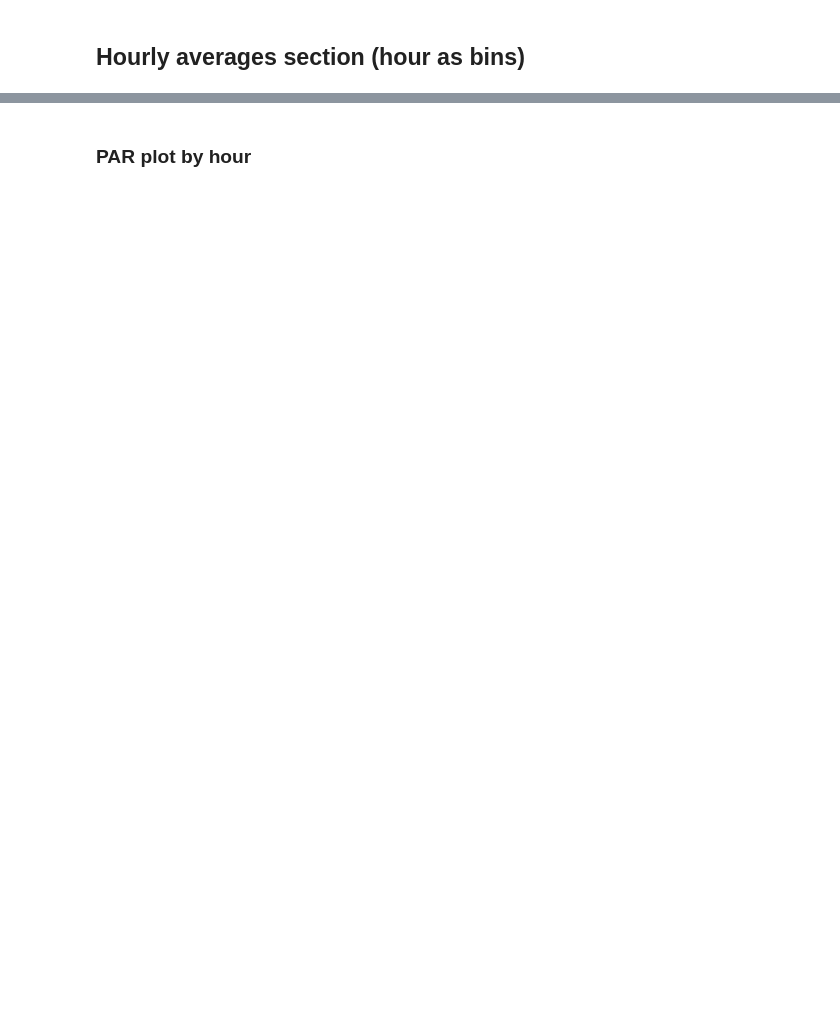
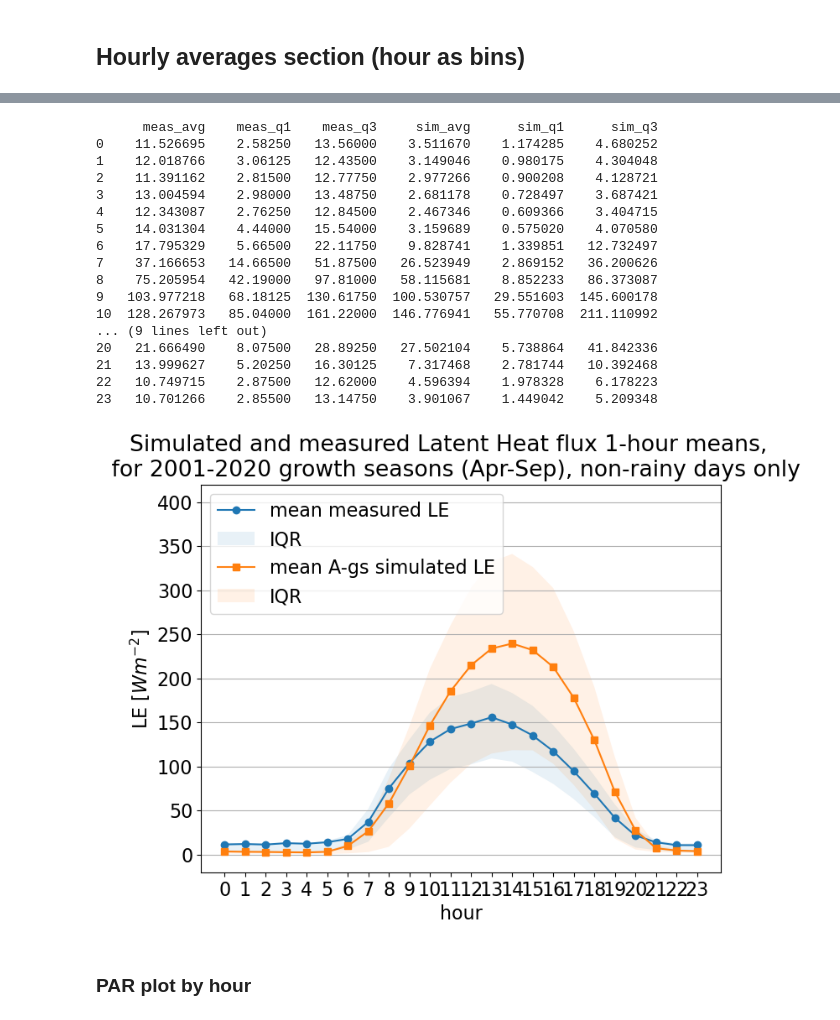
Before and after one commit to Fbatt/PythonScripts, a Jupyter notebook: FigurePlotting/Figure10_GPP_LE_validation.ipynb, the cells around one changed output, grey strips where cells are left out. Drawn from its saved outputs; the diff is of its cells as text; code cells hidden in the pictures; blank space fills up the shorter version.

```diff
--- a/FigurePlotting/Figure10_GPP_LE_validation.ipynb
+++ b/FigurePlotting/Figure10_GPP_LE_validation.ipynb
@@ -419,7 +531,7 @@ df_ET_1h=df_ET_1h.loc[rain_is_zero_1h['is_zero']==True]
 start='2001-04-01 00:00'
 end='2020-09-30 00:00'
 
-sim_data = df_ET_1h.loc[start:end,['ET_VPD']]
+sim_data = df_ET_10.loc[start:end,['ET_VPD']]
 sim_data = sim_data.loc[(sim_data.index.month>=4) & (sim_data.index.month<=9)]
 sim_data=sim_data.dropna() #eliminate NaN entries created by the .loc slice
 measured_data=df_Comb_filter.loc[start:end,'LE']#.resample('1H').mean()#.between_time("11:00", "18:00")
@@ -430,33 +542,54 @@ measured_data=measured_data.dropna()
 #df_tmp = pd.DataFrame()
 df_tmp=pd.DataFrame(sim_data)
 df_tmp=df_tmp.merge(measured_data, how='inner',left_index=True, right_index=True)
 
 hours_list=[num for num in range(0,24)]
 
 d={}
 d['meas_avg'] = [df_tmp.loc[df_tmp.index.hour==i,'LE'].mean() for i in hours_list]
 d['meas_q1'] = [df_tmp.loc[df_tmp.index.hour==i,'LE'].quantile(q=0.25) for i in hours_list]
 d['meas_q3'] = [df_tmp.loc[df_tmp.index.hour==i,'LE'].quantile(q=0.75) for i in hours_list]
 d['sim_avg'] = [df_tmp.loc[df_tmp.index.hour==i,'ET_VPD'].mean() for i in hours_list]
 d['sim_q1'] = [df_tmp.loc[df_tmp.index.hour==i,'ET_VPD'].quantile(q=0.25) for i in hours_list]
 d['sim_q3'] = [df_tmp.loc[df_tmp.index.hour==i,'ET_VPD'].quantile(q=0.75) for i in hours_list]
 
 df_avg=pd.DataFrame(d)
 
+print(df_avg)
+
 fig,ax = plt.subplots()
 p1=ax.plot(df_avg['meas_avg'],marker='o',label='mean measured LE')
 ax.fill_between(hours_list,df_avg['meas_q1'],df_avg['meas_q3'],alpha=0.1,label='IQR')
 p2=ax.plot(df_avg['sim_avg'],marker='s',label='mean A-gs simulated LE')
 ax.fill_between(hours_list,df_avg['sim_q1'],df_avg['sim_q3'],alpha=0.1,label='IQR')
 
 ax.set_ylim(-20,420)
 #ax.set_xlim(-5,40)
 plt.xticks(hours_list)
 ax.set_xlabel('hour')
 ax.set_ylabel(r'LE [$Wm^{-2}$]')
 fig.suptitle('Simulated and measured Latent Heat flux 1-hour means, \n for 2001-2020 growth seasons (Apr-Sep), non-rainy days only')
 ax.legend(loc='upper left')
 ax.grid(axis='y')
+# %% [output]
+      meas_avg    meas_q1    meas_q3     sim_avg      sim_q1      sim_q3
+0    11.526695    2.58250   13.56000    3.511670    1.174285    4.680252
+1    12.018766    3.06125   12.43500    3.149046    0.980175    4.304048
+2    11.391162    2.81500   12.77750    2.977266    0.900208    4.128721
+3    13.004594    2.98000   13.48750    2.681178    0.728497    3.687421
+4    12.343087    2.76250   12.84500    2.467346    0.609366    3.404715
+5    14.031304    4.44000   15.54000    3.159689    0.575020    4.070580
+6    17.795329    5.66500   22.11750    9.828741    1.339851   12.732497
+7    37.166653   14.66500   51.87500   26.523949    2.869152   36.200626
+8    75.205954   42.19000   97.81000   58.115681    8.852233   86.373087
+9   103.977218   68.18125  130.61750  100.530757   29.551603  145.600178
+10  128.267973   85.04000  161.22000  146.776941   55.770708  211.110992
+... (9 lines left out)
+20   21.666490    8.07500   28.89250   27.502104    5.738864   41.842336
+21   13.999627    5.20250   16.30125    7.317468    2.781744   10.392468
+22   10.749715    2.87500   12.62000    4.596394    1.978328    6.178223
+23   10.701266    2.85500   13.14750    3.901067    1.449042    5.209348
+[figure, added]
 # %% [markdown]
 ### PAR plot by hour
 # %%
```
Also changed, not shown: parts of 12 cells of this notebook, 6 other files.
